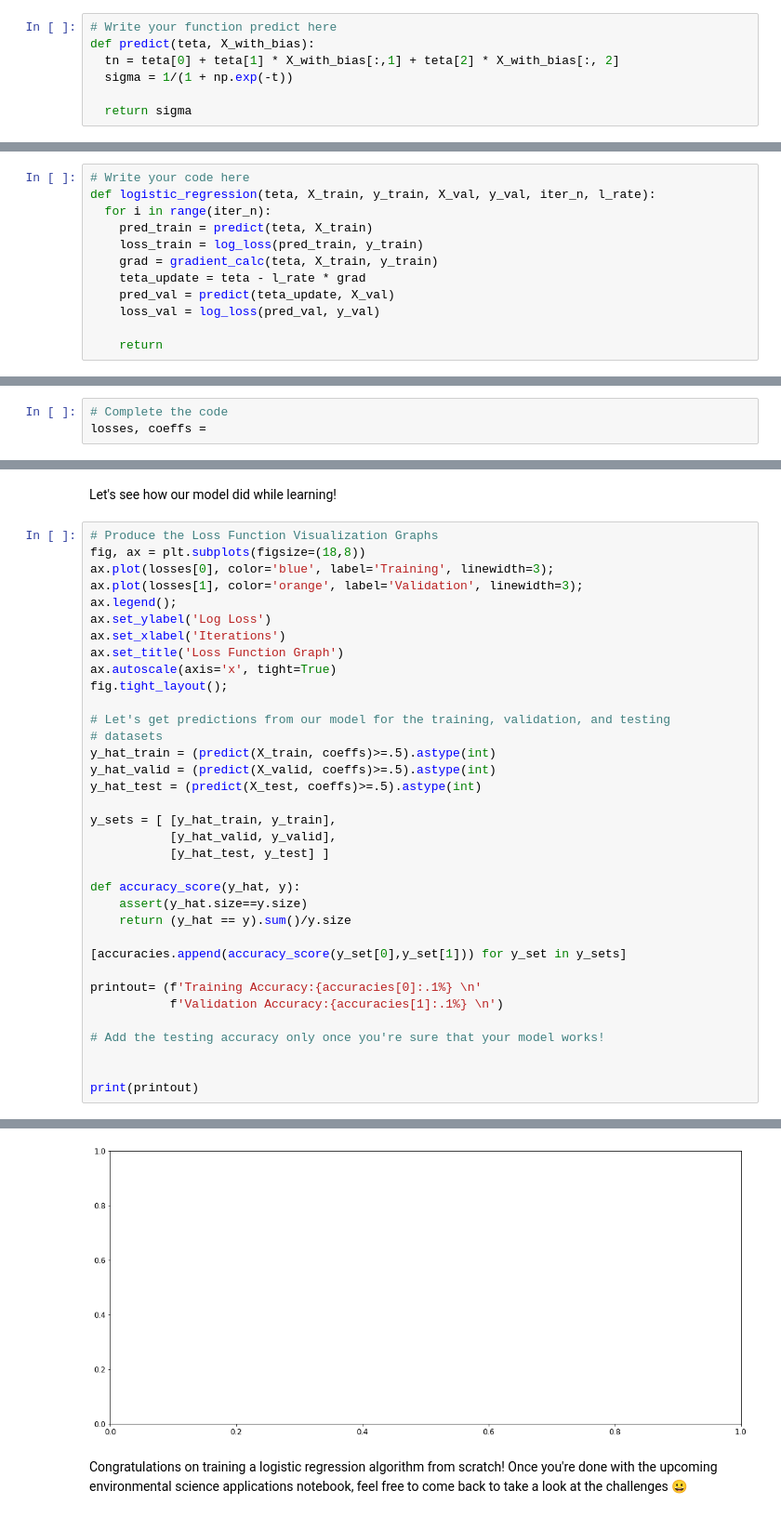
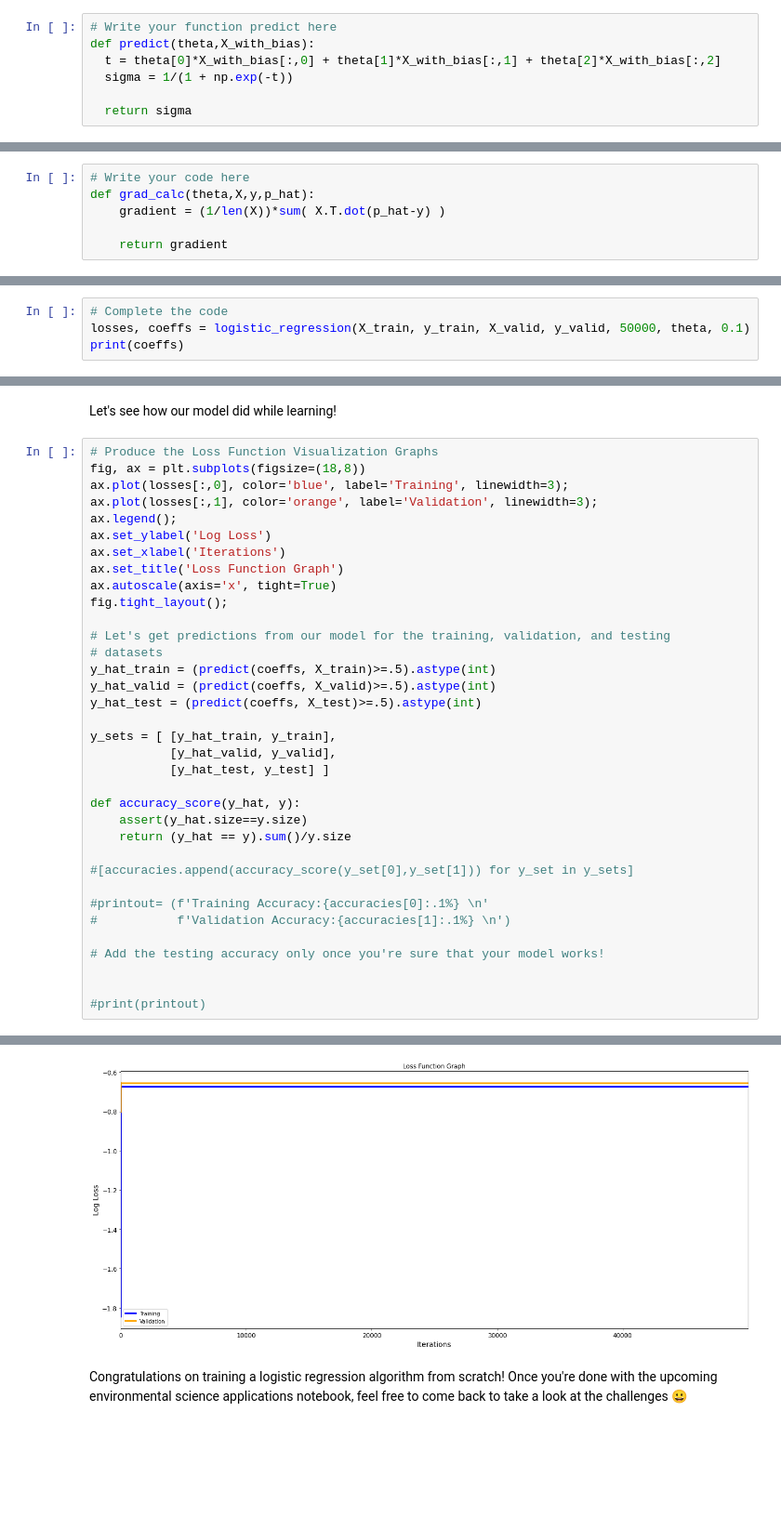
Before and after one commit to KeyvanDiba/2022_ML_Earth_Env_Sci, a Jupyter notebook: S2_2_Training_Models.ipynb, the cells around one changed output, grey strips where cells are left out. Shown at 93% size. Saved outputs shown, nothing was run; the diff lists cells and outputs as text; blank space fills up the shorter version.

```diff
--- a/S2_2_Training_Models.ipynb
+++ b/S2_2_Training_Models.ipynb
@@ -287,7 +291,7 @@ X_with_bias = np.c_[np.ones([len(bin_X), 1]), bin_X]
 # %%
 # Write your function predict here
-def predict(teta, X_with_bias):
-  tn = teta[0] + teta[1] * X_with_bias[:,1] + teta[2] * X_with_bias[:, 2]
+def predict(theta,X_with_bias):
+  t = theta[0]*X_with_bias[:,0] + theta[1]*X_with_bias[:,1] + theta[2]*X_with_bias[:,2]
   sigma = 1/(1 + np.exp(-t))
 
   return sigma
@@ -304,3 +304,9 @@ def gradient_calc(p_hat, X, y, k):
+# %%
+# Write your code here
+def grad_calc(theta,X,y,p_hat):
+    gradient = (1/len(X))*sum( X.T.dot(p_hat-y) )
+
+    return gradient
 # %% [markdown]
 We can now write a function that will train a logistic regression algorithm!
 
@@ -317,15 +323,3 @@ Your `logistic_regression` function needs to:
 * Return the final set of parameters $\theta$ & the stored training/validation loss function values (and the accuracy, if you did the bonus)
 
 **Q5) Write the `logistic_regression` function**
-# %%
-# Write your code here
-def logistic_regression(teta, X_train, y_train, X_val, y_val, iter_n, l_rate):
-  for i in range(iter_n):
-    pred_train = predict(teta, X_train)
-    loss_train = log_loss(pred_train, y_train)
-    grad = gradient_calc(teta, X_train, y_train)
-    teta_update = teta - l_rate * grad
-    pred_val = predict(teta_update, X_val)
-    loss_val = log_loss(pred_val, y_val)
-
-    return
@@ -368,4 +388,5 @@ Now we're ready!
 Hint: It's time to use the `logistic_regression` function you defined in Q5.
 # %%
 # Complete the code
-losses, coeffs =
+losses, coeffs = logistic_regression(X_train, y_train, X_valid, y_valid, 50000, theta, 0.1)
+print(coeffs)
@@ -374,8 +399,8 @@ Let's see how our model did while learning!
 # %%
 # Produce the Loss Function Visualization Graphs
 fig, ax = plt.subplots(figsize=(18,8))
-ax.plot(losses[0], color='blue', label='Training', linewidth=3);
-ax.plot(losses[1], color='orange', label='Validation', linewidth=3);
+ax.plot(losses[:,0], color='blue', label='Training', linewidth=3);
+ax.plot(losses[:,1], color='orange', label='Validation', linewidth=3);
 ax.legend();
 ax.set_ylabel('Log Loss')
 ax.set_xlabel('Iterations')
@@ -385,9 +410,9 @@ fig.tight_layout();
 
 # Let's get predictions from our model for the training, validation, and testing
 # datasets
-y_hat_train = (predict(X_train, coeffs)>=.5).astype(int)
-y_hat_valid = (predict(X_valid, coeffs)>=.5).astype(int)
-y_hat_test = (predict(X_test, coeffs)>=.5).astype(int)
+y_hat_train = (predict(coeffs, X_train)>=.5).astype(int)
+y_hat_valid = (predict(coeffs, X_valid)>=.5).astype(int)
+y_hat_test = (predict(coeffs, X_test)>=.5).astype(int)
 
 y_sets = [ [y_hat_train, y_train],
            [y_hat_valid, y_valid],
@@ -397,13 +422,13 @@ def accuracy_score(y_hat, y):
     assert(y_hat.size==y.size)
     return (y_hat == y).sum()/y.size
 
-[accuracies.append(accuracy_score(y_set[0],y_set[1])) for y_set in y_sets]
+#[accuracies.append(accuracy_score(y_set[0],y_set[1])) for y_set in y_sets]
 
-printout= (f'Training Accuracy:{accuracies[0]:.1%} \n'
-           f'Validation Accuracy:{accuracies[1]:.1%} \n')
+#printout= (f'Training Accuracy:{accuracies[0]:.1%} \n'
+#           f'Validation Accuracy:{accuracies[1]:.1%} \n')
 
 # Add the testing accuracy only once you're sure that your model works!
 
 
-print(printout)
+#print(printout)
 # %% [output]
@@ -411,4 +435,4 @@ NameError: ignored
-[figure, old version]
+[figure, new version]
 # %% [markdown]
 Congratulations on training a logistic regression algorithm from scratch! Once you're done with the upcoming environmental science applications notebook, feel free to come back to take a look at the challenges 😀
 # %% [markdown]
```
Also changed, not shown: parts of 7 cells of this notebook.
